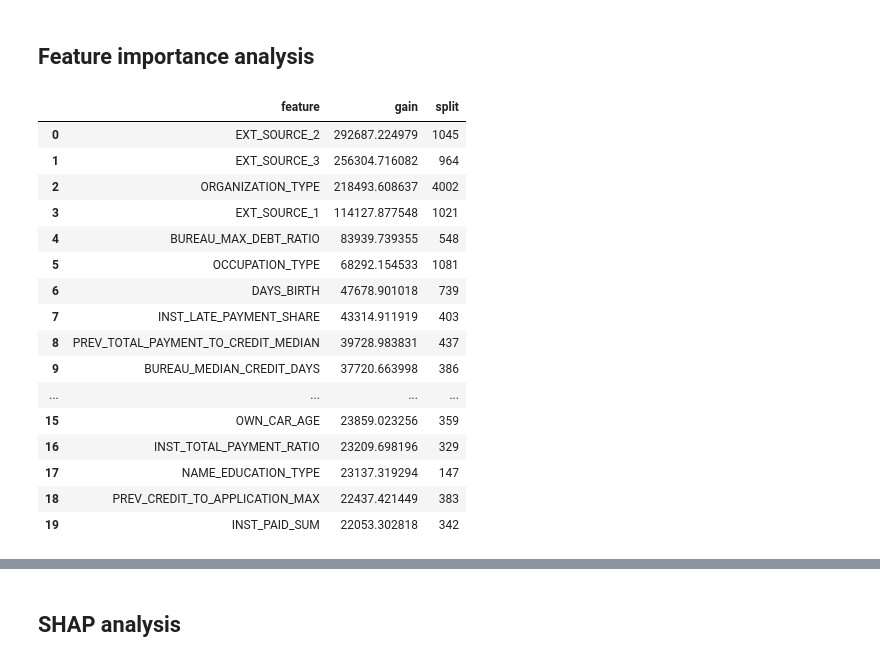
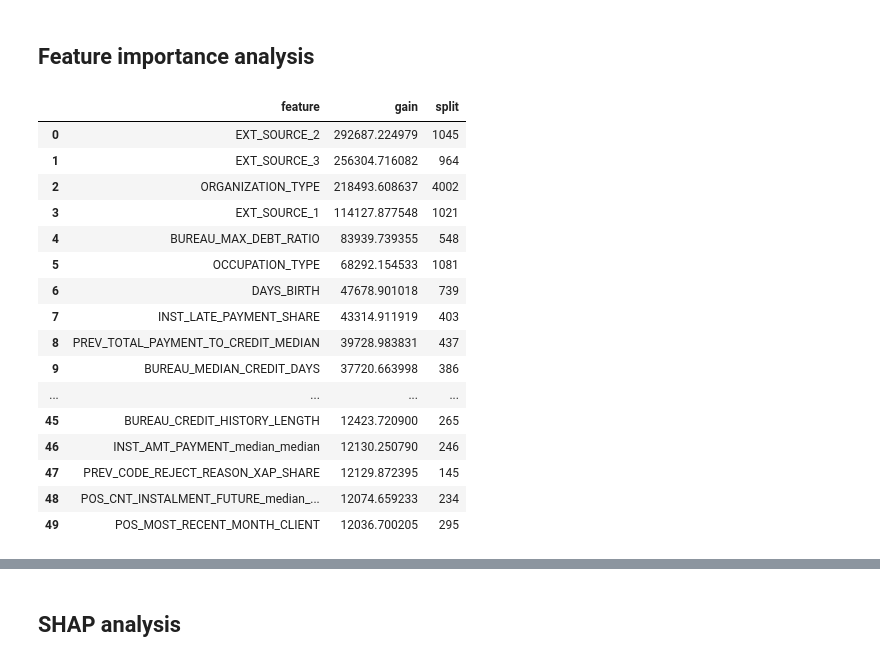
Before and after one commit to USL99/home-credit-default-risk, a Jupyter notebook: notebooks/04_model_tuning.ipynb, the cells around one changed output, grey strips where cells are left out. Saved outputs shown, nothing was run; the diff lists cells and outputs as text; code cells hidden in the pictures.

```diff
--- a/notebooks/04_model_tuning.ipynb
+++ b/notebooks/04_model_tuning.ipynb
@@ -233,12 +234,13 @@ Best iteration-2: 1925
 # %%
 best_params = {
     'max_depth': 10,
- 'num_leaves': 30,
- 'learning_rate': 0.015220942890410365,
- 'min_child_samples': 194,
- 'min_split_gain': 0.7038580548468286,
- 'subsample': 0.5799009823000935,
- 'colsample_bytree': 0.4311082776233844}
+    'num_leaves': 30,
+    'learning_rate': 0.015220942890410365,
+    'min_child_samples': 194,
+    'min_split_gain': 0.7038580548468286,
+    'subsample': 0.5799009823000935,
+    'colsample_bytree': 0.4311082776233844
+}
 # %%
 %%time
 
@@ -337,32 +343,27 @@ plt.show()
 # %%
 feat_imp = pd.DataFrame({
     "feature": lgbm_optuna.booster_.feature_name(),
-    "gain": lgbm_optuna.booster_.feature_importance(
-        importance_type="gain"
-    ),
-    "split": lgbm_optuna.booster_.feature_importance(
-        importance_type="split"
-    )
+    "gain": lgbm_optuna.booster_.feature_importance(importance_type="gain"),
+    "split": lgbm_optuna.booster_.feature_importance(importance_type="split")
 })
 feat_imp = (feat_imp.sort_values("gain", ascending=False).reset_index(drop=True))
-
-feat_imp.head(20)
+feat_imp.head(50)
 # %% [output]
 |  | feature | gain | split |
 | 0 | EXT_SOURCE_2 | 292687.224979 | 1045 |
 | 1 | EXT_SOURCE_3 | 256304.716082 | 964 |
 | 2 | ORGANIZATION_TYPE | 218493.608637 | 4002 |
 | 3 | EXT_SOURCE_1 | 114127.877548 | 1021 |
 | 4 | BUREAU_MAX_DEBT_RATIO | 83939.739355 | 548 |
 | 5 | OCCUPATION_TYPE | 68292.154533 | 1081 |
 | 6 | DAYS_BIRTH | 47678.901018 | 739 |
 | 7 | INST_LATE_PAYMENT_SHARE | 43314.911919 | 403 |
 | 8 | PREV_TOTAL_PAYMENT_TO_CREDIT_MEDIAN | 39728.983831 | 437 |
 | 9 | BUREAU_MEDIAN_CREDIT_DAYS | 37720.663998 | 386 |
 | ... | ... | ... | ... |
-| 15 | OWN_CAR_AGE | 23859.023256 | 359 |
-| 16 | INST_TOTAL_PAYMENT_RATIO | 23209.698196 | 329 |
-| 17 | NAME_EDUCATION_TYPE | 23137.319294 | 147 |
-| 18 | PREV_CREDIT_TO_APPLICATION_MAX | 22437.421449 | 383 |
-| 19 | INST_PAID_SUM | 22053.302818 | 342 |
+| 45 | BUREAU_CREDIT_HISTORY_LENGTH | 12423.720900 | 265 |
+| 46 | INST_AMT_PAYMENT_median_median | 12130.250790 | 246 |
+| 47 | PREV_CODE_REJECT_REASON_XAP_SHARE | 12129.872395 | 145 |
+| 48 | POS_CNT_INSTALMENT_FUTURE_median_... | 12074.659233 | 234 |
+| 49 | POS_MOST_RECENT_MONTH_CLIENT | 12036.700205 | 295 |
 # %%
```
Also changed, not shown: parts of 40 cells of this notebook.
